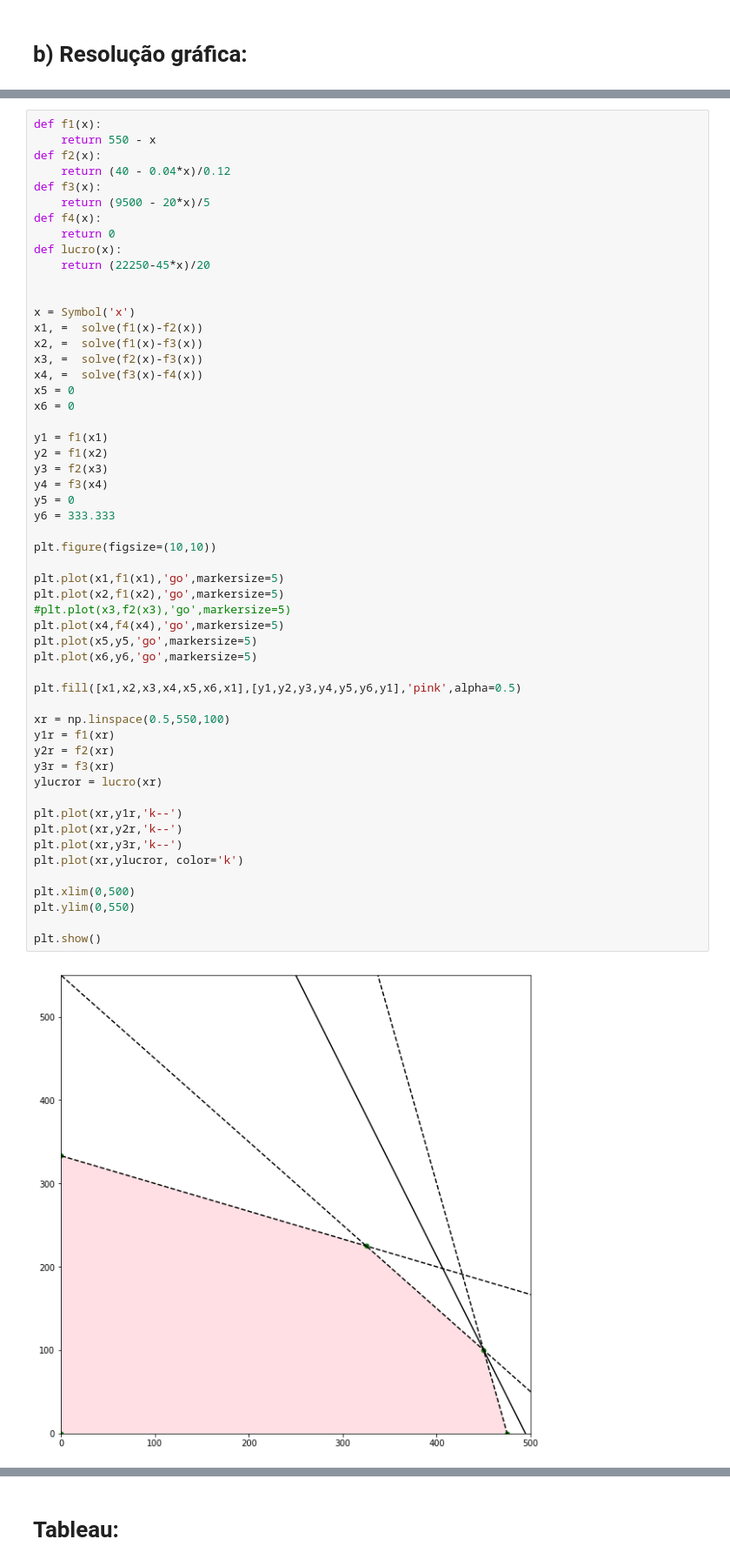
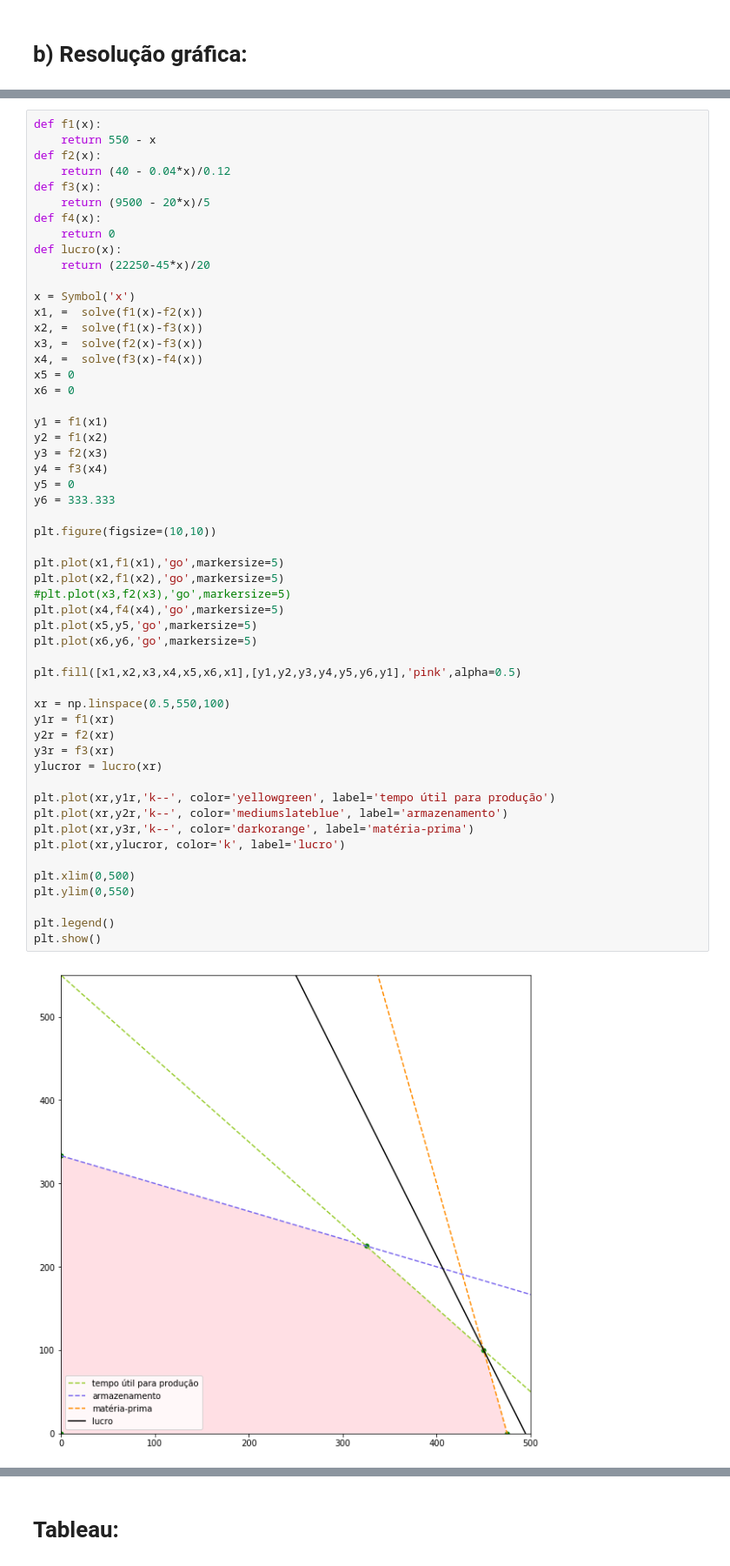
Before and after one commit to alcapriles/seven, a Jupyter notebook: exercicio_aula_18_otimizacao_linear_com_restricoes.ipynb, the cells around one changed output, grey strips where cells are left out. Shown: that part at 87% size. Drawn from its saved outputs; the diff is of its cells as text.

```diff
--- a/exercicio_aula_18_otimizacao_linear_com_restricoes.ipynb
+++ b/exercicio_aula_18_otimizacao_linear_com_restricoes.ipynb
@@ -25,7 +90,6 @@ def f4(x):
     return 0
 def lucro(x):
     return (22250-45*x)/20
-
 
 x = Symbol('x')
 x1, =  solve(f1(x)-f2(x))
@@ -38,35 +102,36 @@ x6 = 0
 y1 = f1(x1)
 y2 = f1(x2)
 y3 = f2(x3)
 y4 = f3(x4)
 y5 = 0
 y6 = 333.333
 
 plt.figure(figsize=(10,10))
 
 plt.plot(x1,f1(x1),'go',markersize=5)
 plt.plot(x2,f1(x2),'go',markersize=5)
 #plt.plot(x3,f2(x3),'go',markersize=5)
 plt.plot(x4,f4(x4),'go',markersize=5)
 plt.plot(x5,y5,'go',markersize=5)
 plt.plot(x6,y6,'go',markersize=5)
 
 plt.fill([x1,x2,x3,x4,x5,x6,x1],[y1,y2,y3,y4,y5,y6,y1],'pink',alpha=0.5)
 
 xr = np.linspace(0.5,550,100)
 y1r = f1(xr)
 y2r = f2(xr)
 y3r = f3(xr)
 ylucror = lucro(xr)
 
-plt.plot(xr,y1r,'k--')
-plt.plot(xr,y2r,'k--')
-plt.plot(xr,y3r,'k--')
-plt.plot(xr,ylucror, color='k')
+plt.plot(xr,y1r,'k--', color='yellowgreen', label='tempo útil para produção')
+plt.plot(xr,y2r,'k--', color='mediumslateblue', label='armazenamento')
+plt.plot(xr,y3r,'k--', color='darkorange', label='matéria-prima')
+plt.plot(xr,ylucror, color='k', label='lucro')
 
 plt.xlim(0,500)
 plt.ylim(0,550)
 
+plt.legend()
 plt.show()
 # %% [output]
-[figure, old version]
+[figure, new version]
```
Also changed, not shown: parts of 13 cells of this notebook.
